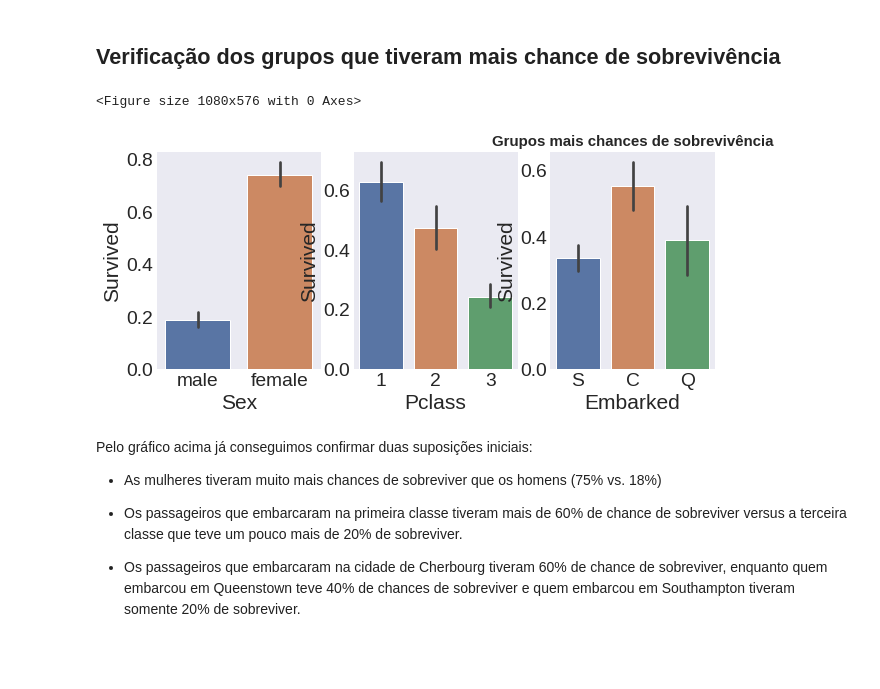
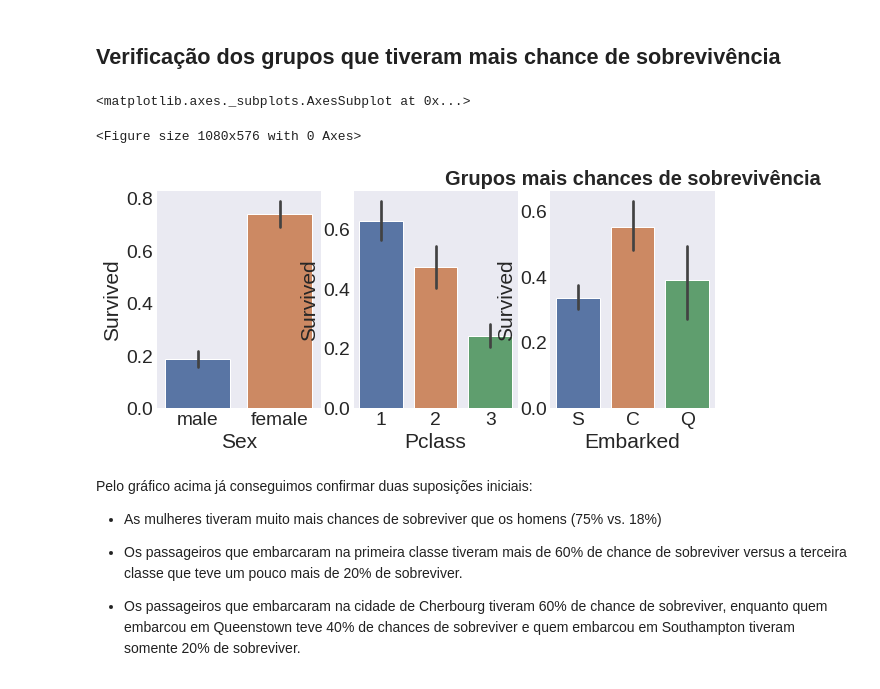
Before and after one commit to LerinaMM/analiseexploratoria_titanic, a Jupyter notebook: Desafio_Titanic_Lerina_Mastruian.ipynb, the cells around one changed output. Drawn from its saved outputs; the diff is of its cells as text; code cells hidden in the pictures; blank space fills up the shorter version.

```diff
--- a/Desafio_Titanic_Lerina_Mastruian.ipynb
+++ b/Desafio_Titanic_Lerina_Mastruian.ipynb
@@ -363,20 +366,21 @@ train_df.hist(figsize=(10,8));
 # %%
 # Tamanho
 plt.figure( figsize=(15, 8) )
 
 # estilo
 plt.style.use('seaborn-dark')
 
 fig, (axis1, axis2, axis3) = plt.subplots(1,3, figsize=(10,4))
 
-plt.title('Grupos mais chances de sobrevivência', fontsize=15, fontweight='bold')
+plt.title('Grupos mais chances de sobrevivência', fontsize=20, fontweight='bold')
 
 sns.barplot(x='Sex', y= 'Survived', data=train_df, ax=axis1)
 sns.barplot(x='Pclass', y= 'Survived', data=train_df, ax=axis2)
-sns.barplot(x='Embarked', y= 'Survived', data=train_df, ax=axis3);
+sns.barplot(x='Embarked', y= 'Survived', data=train_df, ax=axis3)
 # %% [output]
-<Figure size 1080x576 with 0 Axes>
+<matplotlib.axes._subplots.AxesSubplot at 0x...>
+<Figure size 1080x576 with 0 Axes>
-[figure, old version]
+[figure, new version]
 # %% [markdown]
 Pelo gráfico acima já conseguimos confirmar duas suposições iniciais:
 
```
Also changed, not shown: parts of 10 cells of this notebook.
